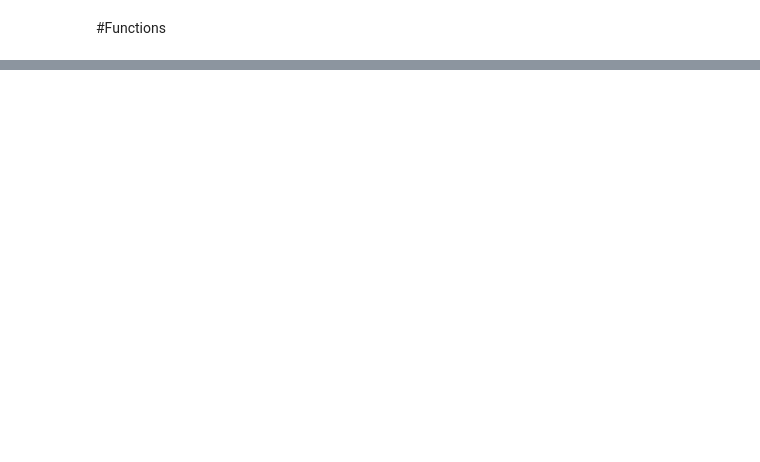
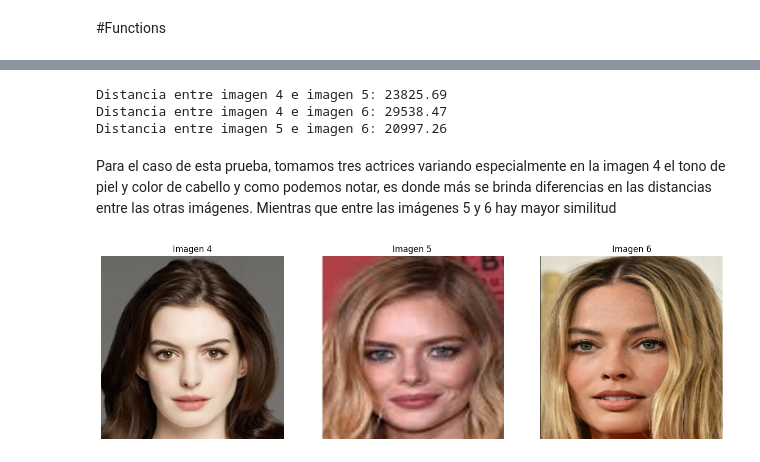
Before and after one commit to FelipeFerAl/TAM-2025-2, a Jupyter notebook: FastWorks/Task1_EuclideanDistance.ipynb, the cells around one changed output, grey strips where cells are left out. Drawn from its saved outputs; the diff is of its cells as text; code cells hidden in the pictures; blank space fills up the shorter version.

```diff
--- a/FastWorks/Task1_EuclideanDistance.ipynb
+++ b/FastWorks/Task1_EuclideanDistance.ipynb
@@ -55,0 +96,34 @@ plt.show()
+# %%
+#Lectura de la ruta de las imágenes desde el Github
+imagen4 = '/content/Machine-Learning-Theory/FastWorks/Task1Images/Task1.4.png'
+imagen5 = '/content/Machine-Learning-Theory/FastWorks/Task1Images/Task1.5.png'
+imagen6 = '/content/Machine-Learning-Theory/FastWorks/Task1Images/Task1.6.png'
+
+#Apertura de las imágenes con CV2 para visualización
+img4 = image_processing(imagen4)
+img5 = image_processing(imagen5)
+img6 = image_processing(imagen6)
+
+#Hallamos distancias euclideas entre cada imagen
+d45 = euclidean_distance(img4, img5)
+d46 = euclidean_distance(img4, img6)
+d56 = euclidean_distance(img5, img6)
+
+#Comparamos distancias entre cada imagen
+print(f"Distancia entre imagen 4 e imagen 5: {d45:.2f}")
+print(f"Distancia entre imagen 4 e imagen 6: {d46:.2f}")
+print(f"Distancia entre imagen 5 e imagen 6: {d56:.2f}")
+# %% [output]
+Distancia entre imagen 4 e imagen 5: 23825.69
+Distancia entre imagen 4 e imagen 6: 29538.47
+Distancia entre imagen 5 e imagen 6: 20997.26
+# %% [markdown]
+Para el caso de esta prueba, tomamos tres actrices variando especialmente en la imagen 4 el tono de piel y color de cabello y como podemos notar, es donde más se brinda diferencias en las distancias entre las otras imágenes. Mientras que entre las imágenes 5 y 6 hay mayor similitud
+# %%
+plt.figure(figsize=(16,10))
+plt.subplot(1,3,1), plt.imshow(img4), plt.title('Imagen 4'), plt.axis('off')
+plt.subplot(1,3,2), plt.imshow(img5), plt.title('Imagen 5'), plt.axis('off')
+plt.subplot(1,3,3), plt.imshow(img6), plt.title('Imagen 6'), plt.axis('off')
+plt.show()
+# %% [output]
+[figure, added]
```
Also changed, not shown: parts of 11 cells of this notebook.
